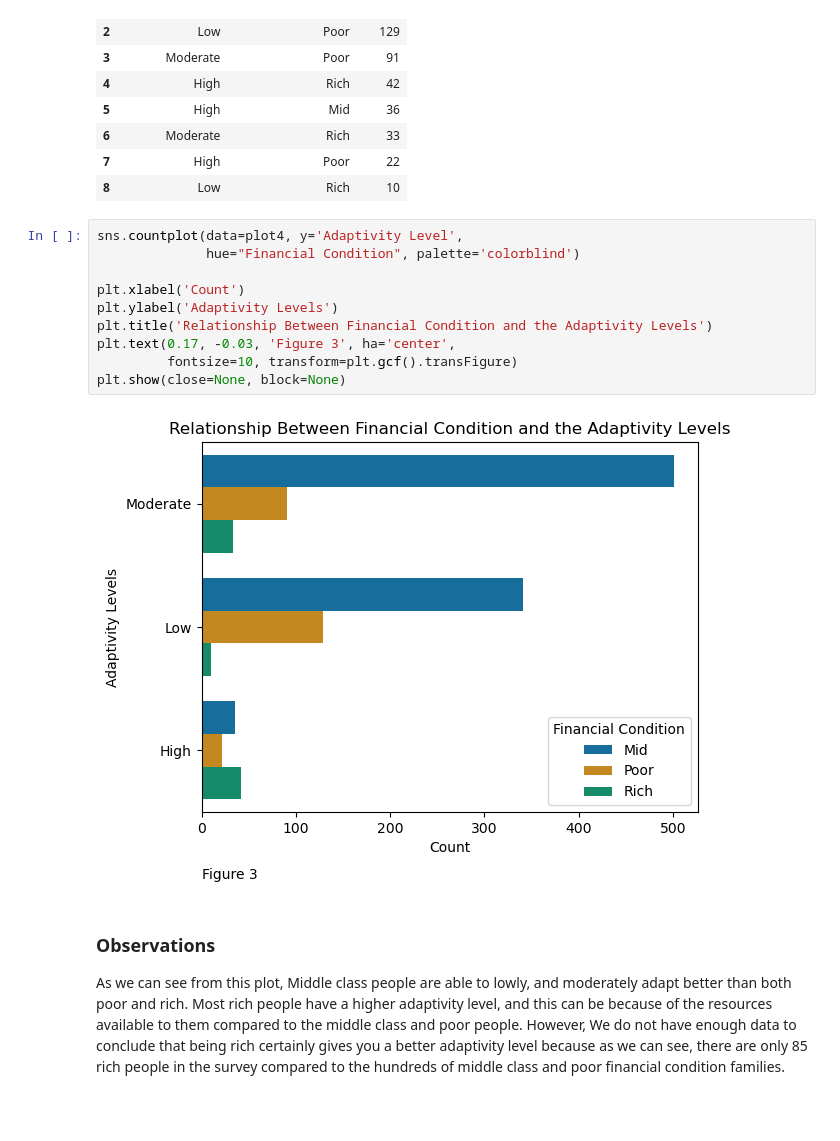
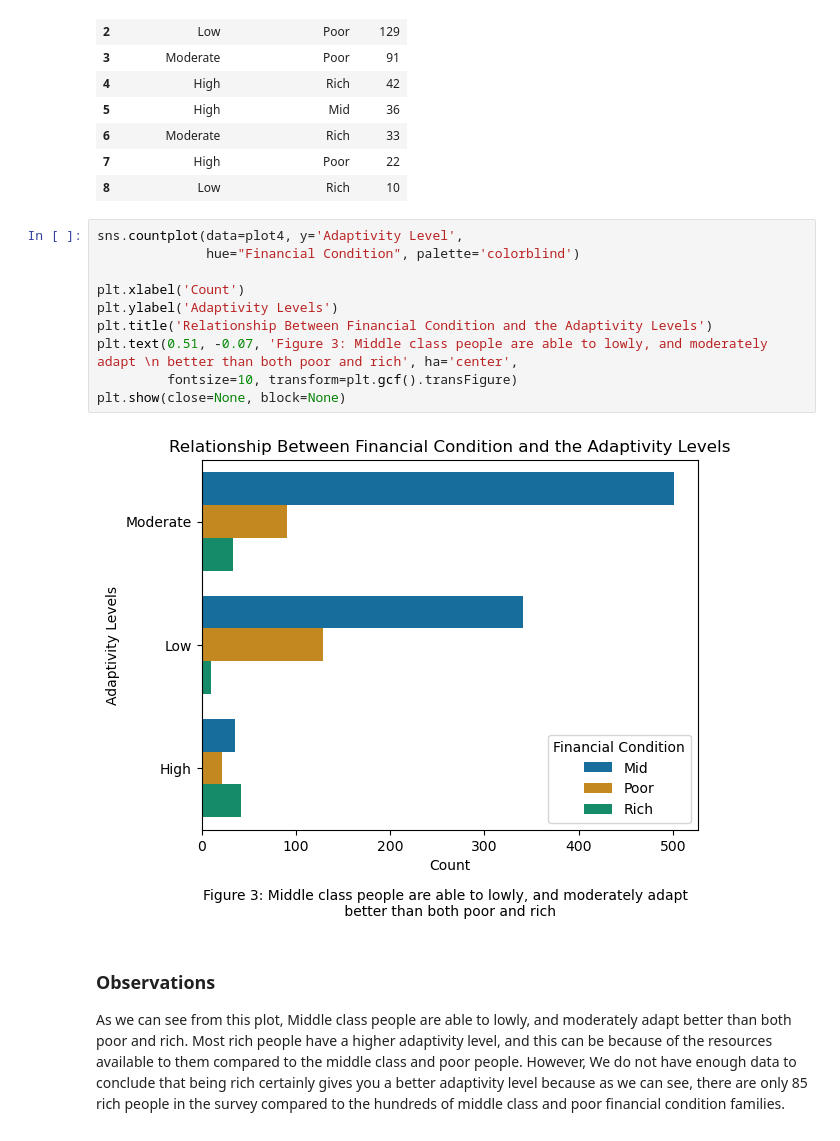
Before and after one commit to ubco-W2022T2-data301/project-group-group37, a Jupyter notebook: analysis/analysis1.ipynb, the cells around one changed output. Saved outputs shown, nothing was run; the diff lists cells and outputs as text; blank space fills up the shorter version.

```diff
--- a/analysis/analysis1.ipynb
+++ b/analysis/analysis1.ipynb
@@ -230,15 +232,15 @@ adaptivityFC
 # %%
 sns.countplot(data=plot4, y='Adaptivity Level',
               hue="Financial Condition", palette='colorblind')
 
 plt.xlabel('Count')
 plt.ylabel('Adaptivity Levels')
 plt.title('Relationship Between Financial Condition and the Adaptivity Levels')
-plt.text(0.17, -0.03, 'Figure 3', ha='center',
+plt.text(0.51, -0.07, 'Figure 3: Middle class people are able to lowly, and moderately adapt \n better than both poor and rich', ha='center',
          fontsize=10, transform=plt.gcf().transFigure)
 plt.show(close=None, block=None)
 # %% [output]
-[figure, old version]
+[figure, new version]
 # %% [markdown]
 ### Observations
 As we can see from this plot, Middle class people are able to lowly, and moderately adapt better than both poor and rich. Most rich people have a higher adaptivity level, and this can be because of the resources available to them compared to the middle class and poor people. However, We do not have enough data to conclude that being rich certainly gives you a better adaptivity level because as we can see, there are only 85 rich people in the survey compared to the hundreds of middle class and poor financial condition families.
```
Also changed, not shown: parts of 4 cells of this notebook, 7 other files.
